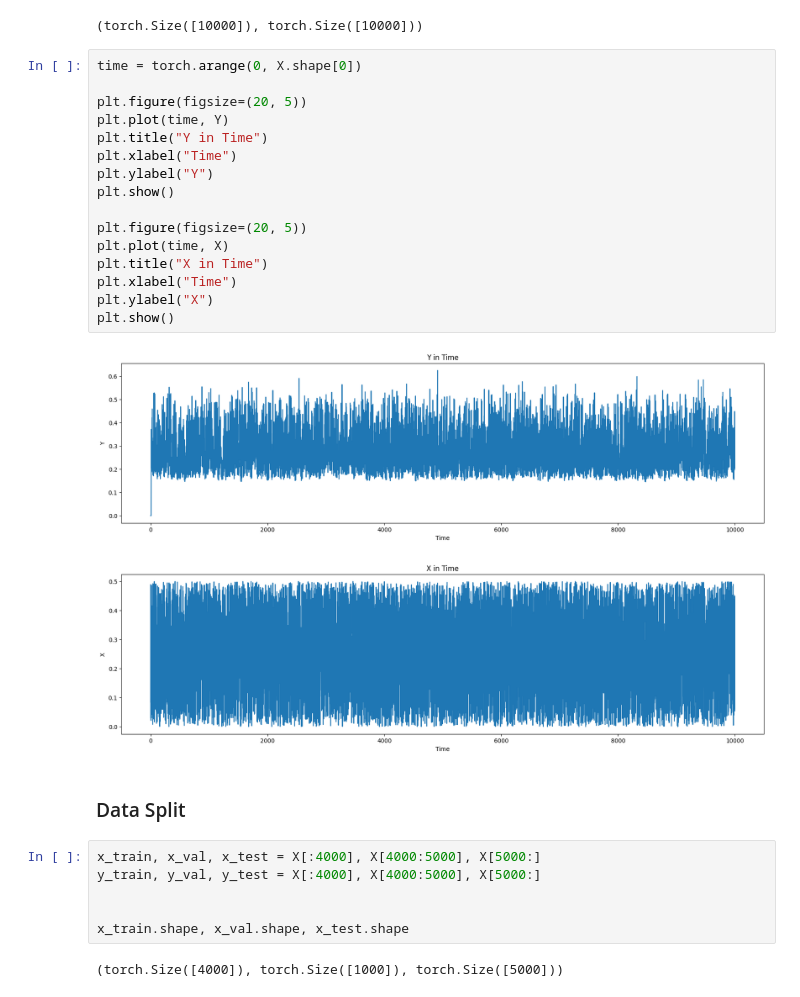
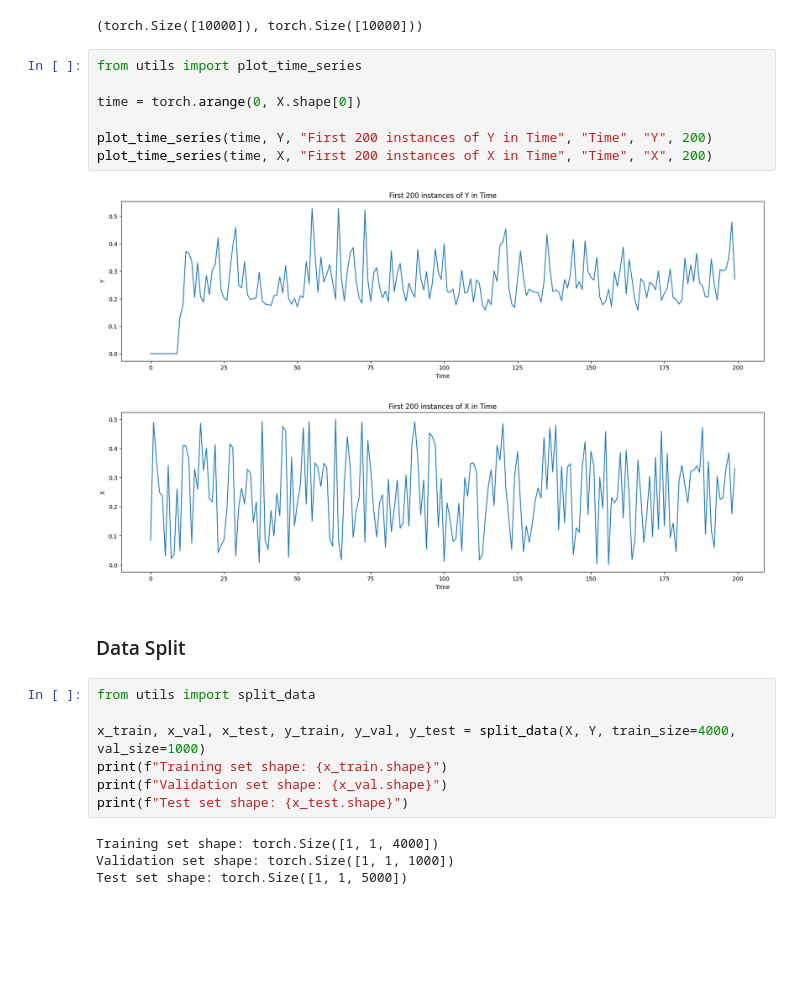
Before and after one commit to francealip/cns_lab, a Jupyter notebook: LAB3_1/main.ipynb, the cells around one changed output. Drawn from its saved outputs; the diff is of its cells as text; blank space fills up the shorter version.

```diff
--- a/LAB3_1/main.ipynb
+++ b/LAB3_1/main.ipynb
@@ -14,31 +18,25 @@ X.shape, Y.shape
 # %% [output]
 (torch.Size([10000]), torch.Size([10000]))
 # %%
+from utils import plot_time_series
+
 time = torch.arange(0, X.shape[0])
 
-plt.figure(figsize=(20, 5))
-plt.plot(time, Y)
-plt.title("Y in Time")
-plt.xlabel("Time")
-plt.ylabel("Y")
-plt.show()
-
-plt.figure(figsize=(20, 5))
-plt.plot(time, X)
-plt.title("X in Time")
-plt.xlabel("Time")
-plt.ylabel("X")
-plt.show()
+plot_time_series(time, Y, "First 200 instances of Y in Time", "Time", "Y", 200)
+plot_time_series(time, X, "First 200 instances of X in Time", "Time", "X", 200)
 # %% [output]
-[figure, old version]
+[figure, new version]
-[figure, old version]
+[figure, new version]
 # %% [markdown]
 ### Data Split
 # %%
-x_train, x_val, x_test = X[:4000], X[4000:5000], X[5000:]
-y_train, y_val, y_test = X[:4000], X[4000:5000], X[5000:]
+from utils import split_data
 
-
-x_train.shape, x_val.shape, x_test.shape
+x_train, x_val, x_test, y_train, y_val, y_test = split_data(X, Y, train_size=4000, val_size=1000)
+print(f"Training set shape: {x_train.shape}")
+print(f"Validation set shape: {x_val.shape}")
+print(f"Test set shape: {x_test.shape}")
 # %% [output]
-(torch.Size([4000]), torch.Size([1000]), torch.Size([5000]))
+Training set shape: torch.Size([1, 1, 4000])
+Validation set shape: torch.Size([1, 1, 1000])
+Test set shape: torch.Size([1, 1, 5000])
```
Also changed, not shown: parts of 20 cells of this notebook, 6 other files.
